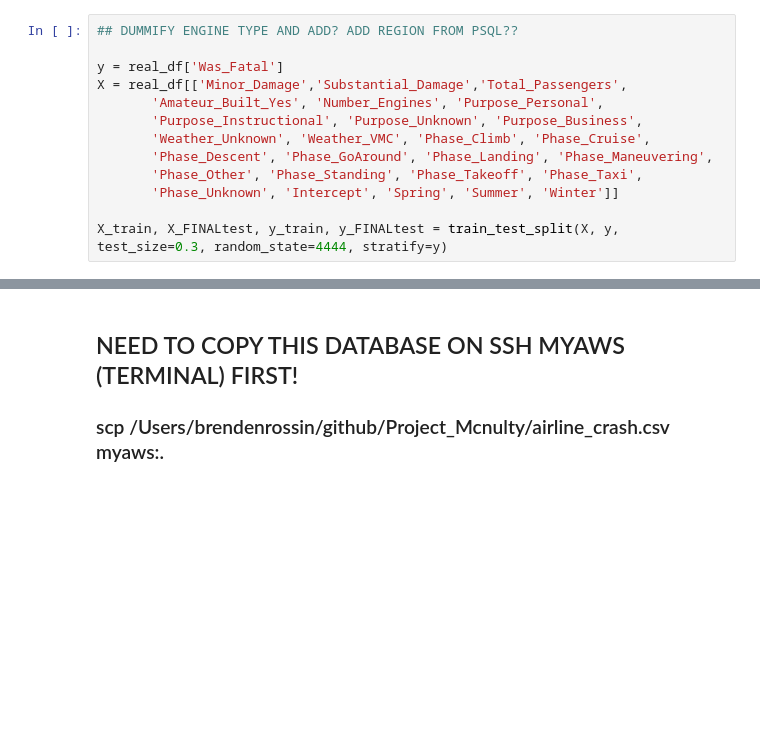
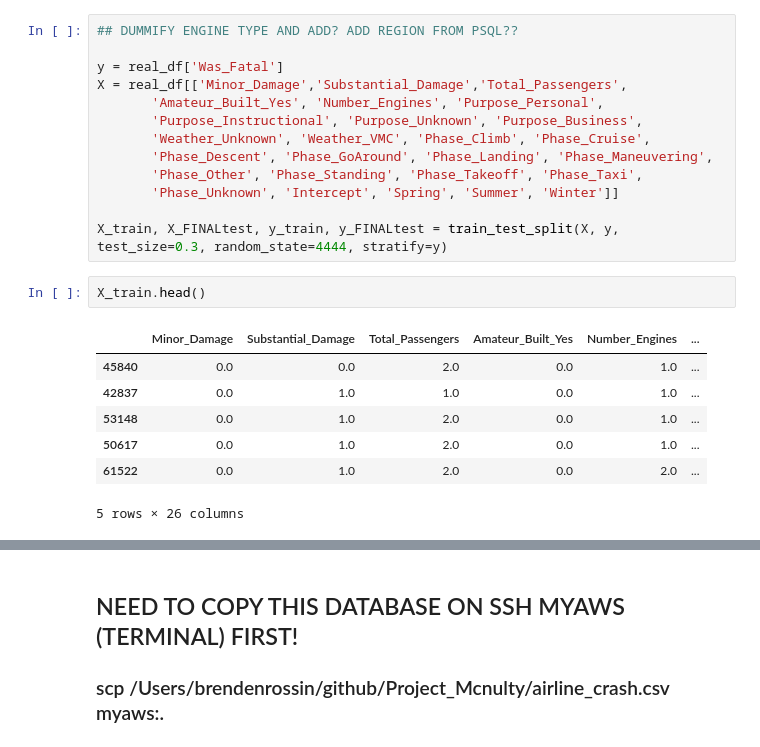
Before and after one commit to brendenrossin/Project_Mcnulty, a Jupyter notebook: Mcnulty_PSQL.ipynb, the cells around one changed output, grey strips where cells are left out. Cells and saved outputs as stored; diff of their text form; blank space fills up the shorter version.

```diff
--- a/Mcnulty_PSQL.ipynb
+++ b/Mcnulty_PSQL.ipynb
@@ -879,3 +932,13 @@ X = real_df[['Minor_Damage','Substantial_Damage','Total_Passengers',
        'Phase_Unknown', 'Intercept', 'Spring', 'Summer', 'Winter']]
 
 X_train, X_FINALtest, y_train, y_FINALtest = train_test_split(X, y, test_size=0.3, random_state=4444, stratify=y)
+# %%
+X_train.head()
+# %% [output]
+|  | Minor_Damage | Substantial_Damage | Total_Passengers | Amateur_Built_Yes | Number_Engines | ... |
+| 45840 | 0.0 | 0.0 | 2.0 | 0.0 | 1.0 | ... |
+| 42837 | 0.0 | 1.0 | 1.0 | 0.0 | 1.0 | ... |
+| 53148 | 0.0 | 1.0 | 2.0 | 0.0 | 1.0 | ... |
+| 50617 | 0.0 | 1.0 | 2.0 | 0.0 | 1.0 | ... |
+| 61522 | 0.0 | 1.0 | 2.0 | 0.0 | 2.0 | ... |
+5 rows × 26 columns
```
Also changed, not shown: parts of 43 cells of this notebook.
